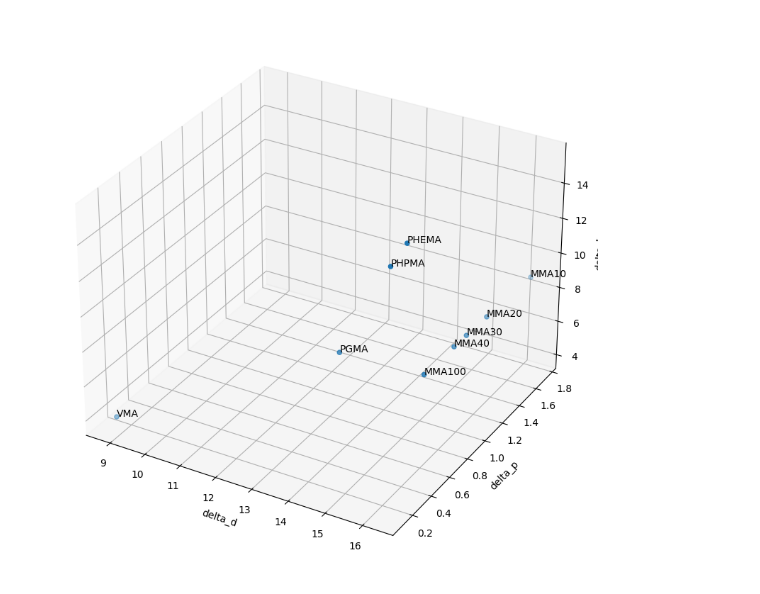
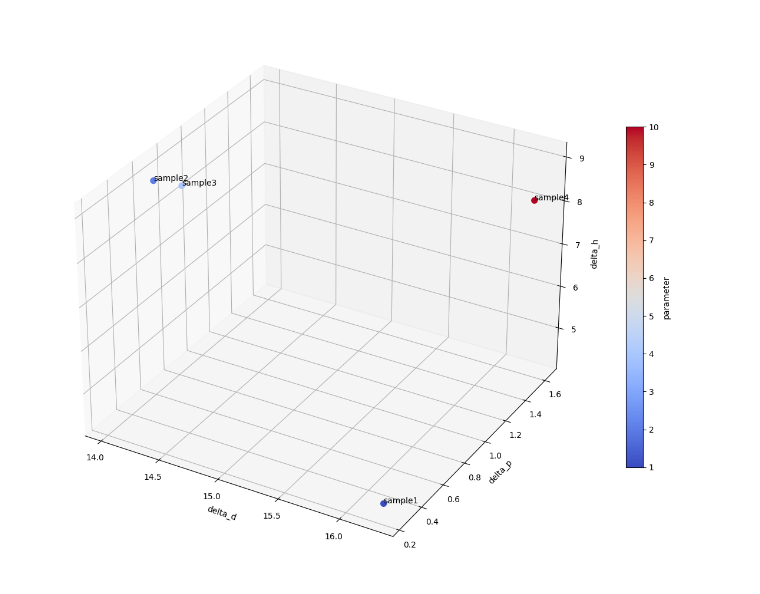
Before and after one commit to takuminal/Share, a Jupyter notebook: Kreveren_SP/krevelen_SP_polymer.ipynb, the cells around one changed output. Cells and saved outputs as stored; diff of their text form; code cells hidden in the pictures.

```diff
--- a/Kreveren_SP/krevelen_SP_polymer.ipynb
+++ b/Kreveren_SP/krevelen_SP_polymer.ipynb
@@ -11,7 +11,7 @@ sg.theme("DarkBlack1")
 
 
 #記述子名のリスト
-properties = ["Tag","MW","Density","MolVolume","delta_d","delta_p","delta_h","sp"]
+properties = ["Tag","MW","Density","MolVolume","delta_d","delta_p","delta_h","Parameter"]
 columns_name = properties
 
 #過去データの取得、またはデータテーブルの初期化
@@ -60,21 +60,25 @@ layout = [[sg.Text('Krevelen SP', font=('Constantia',20,"bold"))],
 
                                   size=(400, 280)  # 列全体のサイズ
                                   )],
-                            [sg.Text("MW (g/mol)",size=(10, 1)),
+                            [sg.Text("Parameter",size=(20, 1)),
+                             sg.Input(0,
+                                      size=(20, 1),
+                                      key = "parameter",
+                                      text_color='black',
+                                      background_color='honeydew'
+                                     )],
+                            [sg.Text("MW (g/mol)",size=(20, 1)),
                              sg.Text("",size=(60, 1),key = "MW")],
-                            [sg.Text("density(g/cm3)",size=(10, 1)),
+                            [sg.Text("density(g/cm3)",size=(20, 1)),
                              sg.Text("",size=(60, 1),key = "dens")],
-                            [sg.Text("MolVolume",size=(10, 1)),
+                            [sg.Text("MolVolume",size=(20, 1)),
                              sg.Text("",size=(60, 1),key = "MolVolume")],
-                            [sg.Text("delta_d",size=(10, 1)),
+                            [sg.Text("delta_d",size=(20, 1)),
                              sg.Text("",size=(60, 1),key = "delta_d")],
-                            [sg.Text("delta_p",size=(10, 1)),
+                            [sg.Text("delta_p",size=(20, 1)),
                              sg.Text("",size=(60, 1),key = "delta_p")],
-                            [sg.Text("delta_h",size=(10, 1)),
+                            [sg.Text("delta_h",size=(20, 1)),
                              sg.Text("",size=(60, 1),key = "delta_h")],
-                            [sg.Text("sp",size=(10, 1)),
-                             sg.Text("",size=(60, 1),key = "sp")],
-
                            ]),
            sg.Frame("記録データ表",
                     [[sg.Table(headings=polymer_df.columns.to_list(),
@@ -118,20 +122,24 @@ while True:
                 #compositionに組成情報を記録
                 composition[material_name]=int(values[f"feed_{i}"])
 
-
         #組成モノマー名のリストをforでループし、monomer_dfからSMILESを取得
-
         #ポリマー分子体積はモノマーの分子体積の和として近似
         #モノマー1mol当たり12cmの体積収縮を加味するが、結合数はモノマー数-1なので初期値12として補正する
         polymer_vol = 13.5
         feed_monomers =[]
+
         for monomer_name in list(composition.keys()):
             id = monomer_df.loc[monomer_df["Tag"]==monomer_name].index[0]
+            #仕込み重量wtを、分子量mwで割り、化学等量eqに変換
+            mw = monomer_df.loc[id]["MW"]
+            wt = composition[monomer_name]
+            eq = int(wt*100/mw)
             smiles = monomer_df.loc[id]["SMILES"]
             vol = monomer_df.loc[id]["MolVolume"]
-            feed_monomers = [smiles]*int(composition[monomer_name]) + feed_monomers
+
+            feed_monomers = [smiles]*eq + feed_monomers
             #モノマー1mol当たり12cmの体積収縮を加味する
-            polymer_vol = (vol-13.5)*int(composition[monomer_name]) + polymer_vol
+            polymer_vol = (vol-13.5)*eq + polymer_vol
 
         result = "".join(feed_monomers)
         if len(result) > 4000:
@@ -155,7 +163,7 @@ while True:
         delta_d = params.results["delta_d"]
         delta_p = params.results["delta_p"]
         delta_h = params.results["delta_h"]
-        sp =  params.results["delta_total"]
+        parameter = values["parameter"]
 
         #各パラメータの更新
         window["MW"].update(f"{mw}")
@@ -164,7 +172,7 @@ while True:
         window["delta_d"].update(f"{delta_d}")
         window["delta_p"].update(f"{delta_p}")
         window["delta_h"].update(f"{delta_h}")
-        window["sp"].update(f"{sp}")
+
 
 
     if event == "記録":
@@ -174,7 +182,10 @@ while True:
             tag = values["Tag"] #TagがあるときはTag名に
         else:
             tag = "None"
-        new_row = [tag, mw,dens,vol,delta_d,delta_p,delta_h,sp]
+
+        #Parameterの更新
+        parameter = values["parameter"]
+        new_row = [tag, mw,dens,vol,delta_d,delta_p,delta_h,parameter]
         new_row_df = pd.DataFrame([new_row],columns = columns_name)
 
 
@@ -189,32 +200,35 @@ while True:
                 polymer_df.loc[polymer_df["Tag"] ==tag, elem] = new_row_df.iloc[0][elem]
 
         #新規データの場合
         else:
             polymer_df = pd.concat([polymer_df,new_row_df])
             #Windowテーブルの更新
         window["output_table"].update(polymer_df.to_numpy().tolist())
         polymer_df.to_csv("CSV/kreveren_sp_polymer.csv",index=False,encoding ="shift-jis")
 
     if event == "削除":
         delete_Tag = values["Tag"]
         if delete_Tag in polymer_df["Tag"].to_list():
             polymer_df = polymer_df[polymer_df["Tag"] != delete_Tag]
             polymer_df = polymer_df[polymer_df["Tag"] != False ]
             past_tag2 = polymer_df["Tag"].to_numpy()
             window["output_table"].update(polymer_df.to_numpy().tolist())
             polymer_df.to_csv("CSV/kreveren_sp_polymer.csv",index=False,encoding ="shift-jis")
 
 
     if event == "SP空間":
 
         tag = polymer_df["Tag"].tolist()
+        check = True
         x = polymer_df["delta_d"].tolist()
         y = polymer_df["delta_p"].tolist()
         z = polymer_df["delta_h"].tolist()
+        p = polymer_df["Parameter"].tolist()
 
 
-        fc.scatter3d(x,y,z,tag)
+
+        fc.scatter3d(x,y,z,p,tag)
 
 window.close()
 # %% [output]
-[figure, old version]
+[figure, new version]
```
Also changed, not shown: 9 other files.
